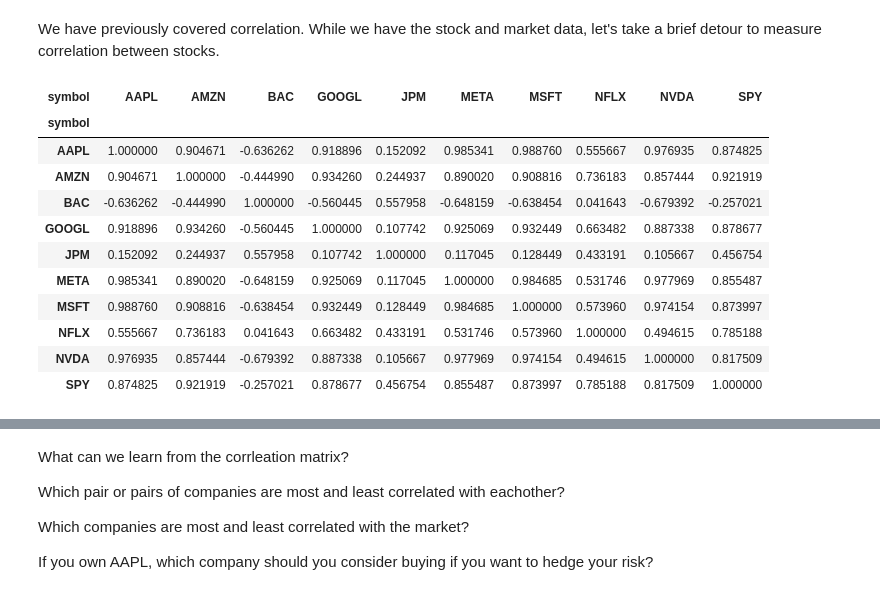
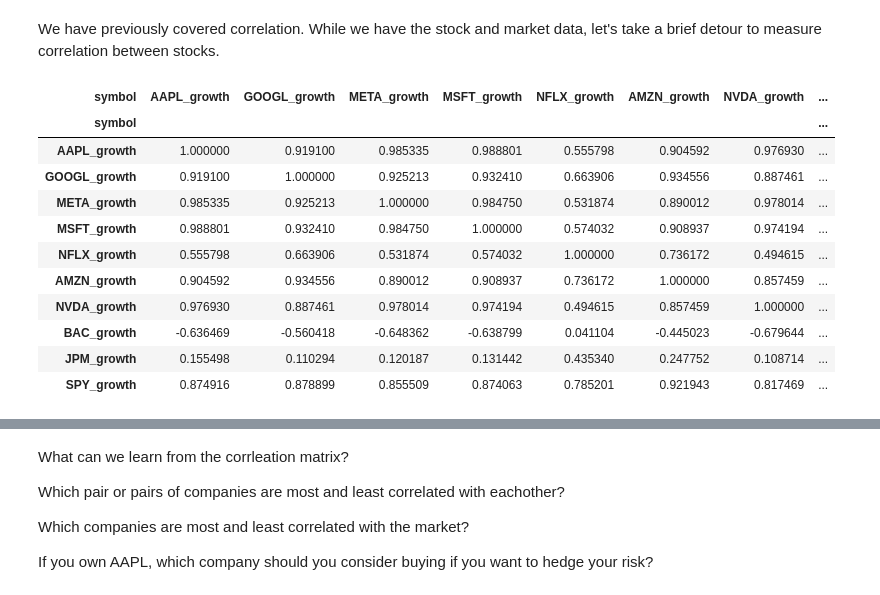
Before and after one commit to prof-rossetti/intro-to-python, a Jupyter notebook: notebooks/applied-ds/Applied_Statistics_for_Finance_Calculating_Beta_to_the_Market_(Summer_2023).ipynb, the cells around one changed output, grey strips where cells are left out. Saved outputs shown, nothing was run; the diff lists cells and outputs as text; code cells hidden in the pictures.

```diff
--- a/notebooks/applied-ds/Applied_Statistics_for_Finance_Calculating_Beta_to_the_Market_(Summer_2023).ipynb
+++ b/notebooks/applied-ds/Applied_Statistics_for_Finance_Calculating_Beta_to_the_Market_(Summer_2023).ipynb
@@ -54,7 +54,8 @@ from yahooquery import Ticker
 symbols = ["AAPL", "GOOGL", "META", "MSFT", "NFLX", "AMZN", "NVDA",
            "BAC", "JPM"
 ]
-companies = Ticker(symbols + ["SPY"]) # adding market to the data, but leaving the symbols variable as just a list of the individual stocks (for reference later on)
+all_symbols = symbols + ["SPY"] # adding market index, but leaving the symbols variable as just a list of the individual stocks (in case we need it later)
+companies = Ticker(all_symbols)
 print(type(companies))
 # %% [output]
 <class 'yahooquery.ticker.Ticker'>
@@ -126,0 +109,13 @@ px.line(chart_df, x="date", y=[f"{chart_symbol}_growth", "SPY_growth"],
+# %%
+import warnings
+warnings.filterwarnings("ignore")
+
+returns_df = prices_pivot.copy()
+for symbol in all_symbols:
+    growth_col = f"{symbol}_growth"
+    # calculate relative growth :
+    returns_df[growth_col] = (returns_df[symbol].pct_change(periods=1) + 1).cumprod()
+    returns_df[growth_col].iloc[0] = 1
+
+print(len(returns_df.columns))
+returns_df.head()
@@ -126,0 +131,8 @@ px.line(chart_df, x="date", y=[f"{chart_symbol}_growth", "SPY_growth"],
+# %%
+import plotly.express as px
+
+growth_cols = [f"{symbol}_growth" for symbol in all_symbols]
+
+chart_df = returns_df.copy()
+chart_df["date"] = chart_df.index
+px.line(chart_df, x="date", y=growth_cols, title=f"Stock Returns vs Market", height=350)
@@ -129,21 +143,21 @@ px.line(chart_df, x="date", y=[f"{chart_symbol}_growth", "SPY_growth"],
 # %% [markdown]
 We have previously covered correlation. While we have the stock and market data, let's take a brief detour to measure correlation between stocks.
 # %%
-cor_mat = prices_pivot.corr(method="spearman")
+cor_mat = returns_df[growth_cols].corr(method="spearman")
 cor_mat
 # %% [output]
-| symbol | AAPL | AMZN | BAC | GOOGL | JPM | META | MSFT | NFLX | NVDA | SPY |
-| symbol |  |  |  |  |  |  |  |  |  |  |
-| AAPL | 1.000000 | 0.904671 | -0.636262 | 0.918896 | 0.152092 | 0.985341 | 0.988760 | 0.555667 | 0.976935 | 0.874825 |
-| AMZN | 0.904671 | 1.000000 | -0.444990 | 0.934260 | 0.244937 | 0.890020 | 0.908816 | 0.736183 | 0.857444 | 0.921919 |
-| BAC | -0.636262 | -0.444990 | 1.000000 | -0.560445 | 0.557958 | -0.648159 | -0.638454 | 0.041643 | -0.679392 | -0.257021 |
-| GOOGL | 0.918896 | 0.934260 | -0.560445 | 1.000000 | 0.107742 | 0.925069 | 0.932449 | 0.663482 | 0.887338 | 0.878677 |
-| JPM | 0.152092 | 0.244937 | 0.557958 | 0.107742 | 1.000000 | 0.117045 | 0.128449 | 0.433191 | 0.105667 | 0.456754 |
-| META | 0.985341 | 0.890020 | -0.648159 | 0.925069 | 0.117045 | 1.000000 | 0.984685 | 0.531746 | 0.977969 | 0.855487 |
-| MSFT | 0.988760 | 0.908816 | -0.638454 | 0.932449 | 0.128449 | 0.984685 | 1.000000 | 0.573960 | 0.974154 | 0.873997 |
-| NFLX | 0.555667 | 0.736183 | 0.041643 | 0.663482 | 0.433191 | 0.531746 | 0.573960 | 1.000000 | 0.494615 | 0.785188 |
-| NVDA | 0.976935 | 0.857444 | -0.679392 | 0.887338 | 0.105667 | 0.977969 | 0.974154 | 0.494615 | 1.000000 | 0.817509 |
-| SPY | 0.874825 | 0.921919 | -0.257021 | 0.878677 | 0.456754 | 0.855487 | 0.873997 | 0.785188 | 0.817509 | 1.000000 |
+| symbol | AAPL_growth | GOOGL_growth | META_growth | MSFT_growth | NFLX_growth | AMZN_growth | NVDA_growth | ... |
+| symbol |  |  |  |  |  |  |  | ... |
+| AAPL_growth | 1.000000 | 0.919100 | 0.985335 | 0.988801 | 0.555798 | 0.904592 | 0.976930 | ... |
+| GOOGL_growth | 0.919100 | 1.000000 | 0.925213 | 0.932410 | 0.663906 | 0.934556 | 0.887461 | ... |
+| META_growth | 0.985335 | 0.925213 | 1.000000 | 0.984750 | 0.531874 | 0.890012 | 0.978014 | ... |
+| MSFT_growth | 0.988801 | 0.932410 | 0.984750 | 1.000000 | 0.574032 | 0.908937 | 0.974194 | ... |
+| NFLX_growth | 0.555798 | 0.663906 | 0.531874 | 0.574032 | 1.000000 | 0.736172 | 0.494615 | ... |
+| AMZN_growth | 0.904592 | 0.934556 | 0.890012 | 0.908937 | 0.736172 | 1.000000 | 0.857459 | ... |
+| NVDA_growth | 0.976930 | 0.887461 | 0.978014 | 0.974194 | 0.494615 | 0.857459 | 1.000000 | ... |
+| BAC_growth | -0.636469 | -0.560418 | -0.648362 | -0.638799 | 0.041104 | -0.445023 | -0.679644 | ... |
+| JPM_growth | 0.155498 | 0.110294 | 0.120187 | 0.131442 | 0.435340 | 0.247752 | 0.108714 | ... |
+| SPY_growth | 0.874916 | 0.878899 | 0.855509 | 0.874063 | 0.785201 | 0.921943 | 0.817469 | ... |
 # %%
 # https://plotly.com/python/heatmaps/
 # https://plotly.com/python-api-reference/generated/plotly.express.imshow.html
```
Also changed, not shown: parts of 16 cells of this notebook.
